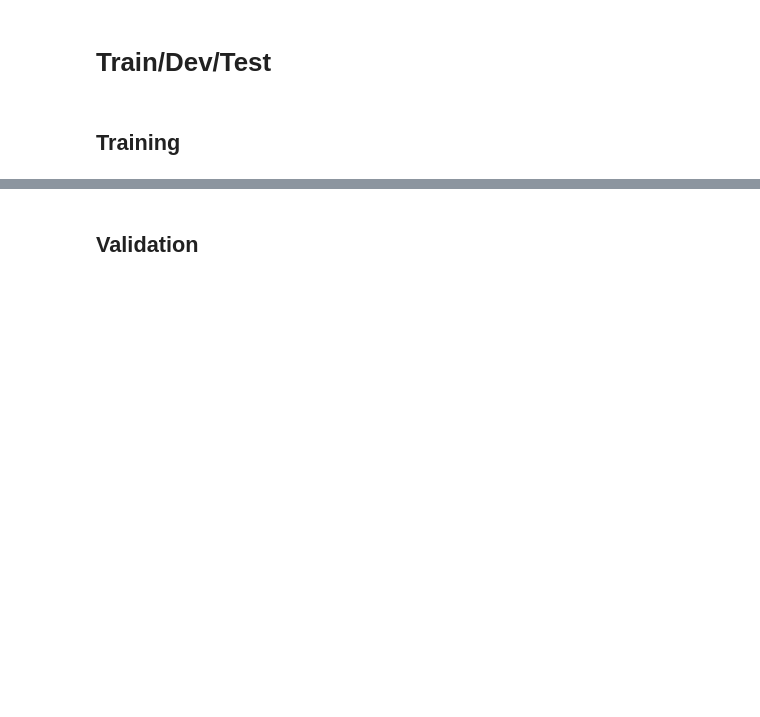
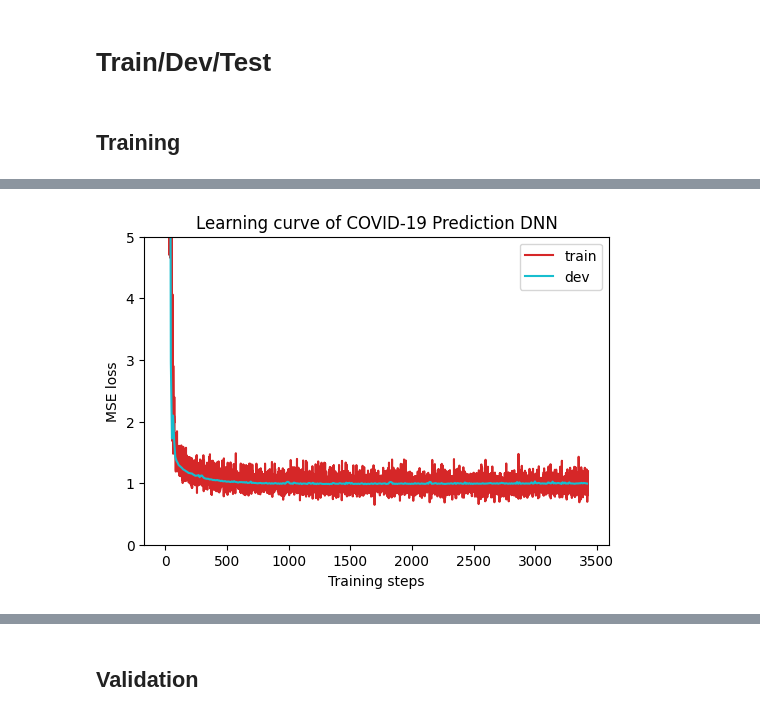
Before and after one commit to suannaibanmaipian/machine_study_homework, a Jupyter notebook: HW01/HW01.ipynb, the cells around one changed output, grey strips where cells are left out. Drawn from its saved outputs; the diff is of its cells as text; code cells hidden in the pictures; blank space fills up the shorter version.

```diff
--- a/HW01/HW01.ipynb
+++ b/HW01/HW01.ipynb
@@ -280,3 +280,6 @@ def train(tr_set, dv_set, model, config, device):
 
     print('Finished training after {} epochs'.format(epoch))
     return min_mse, loss_record
+# %%
+# 启动模型训练（传入训练集、验证集、模型、配置参数、设备）
+model_loss, model_loss_record = train(tr_set, dv_set, model, config, device)
@@ -282,0 +304,5 @@ def train(tr_set, dv_set, model, config, device):
+# %%
+# 绘制学习曲线（展示训练损失和验证损失的变化趋势）
+plot_learning_curve(model_loss_record, title='COVID-19 Prediction DNN')
+# %% [output]
+[figure, added]
```
Also changed, not shown: parts of 5 cells of this notebook.
